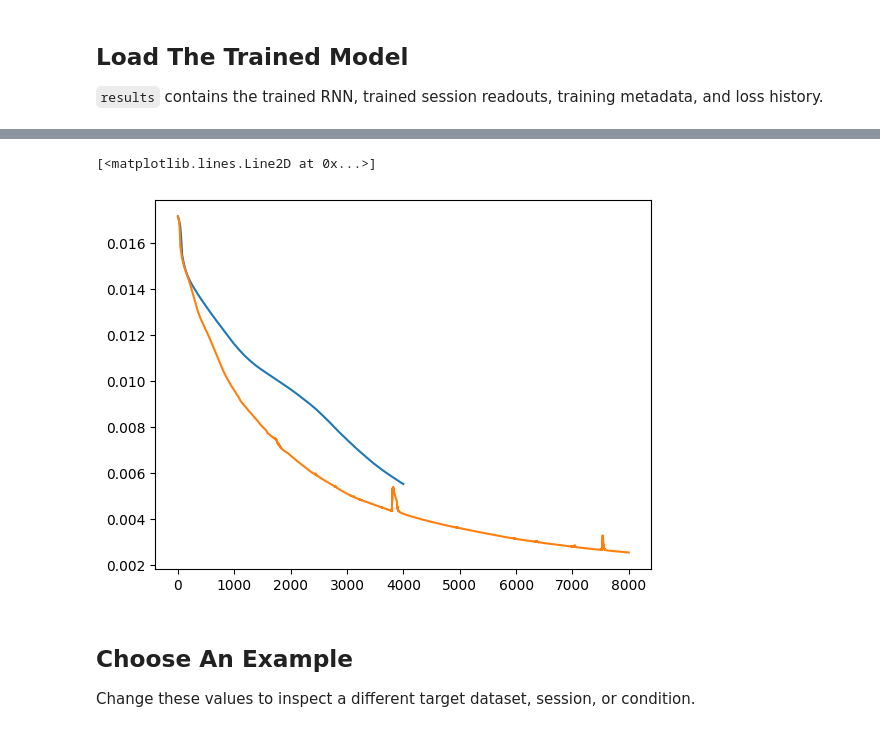
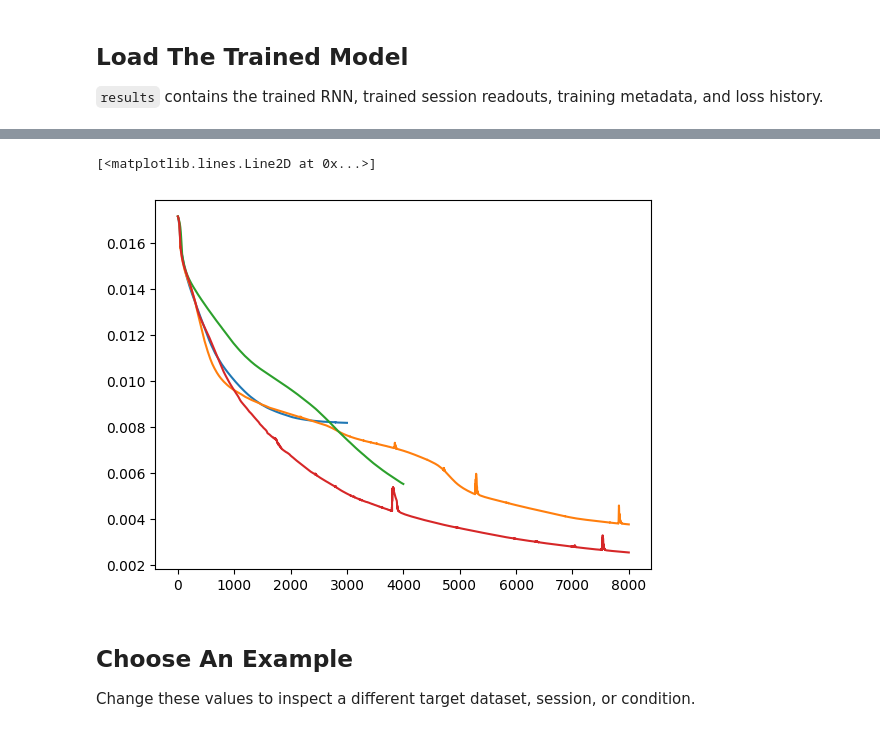
Before and after one commit to chrismkkim/ALMContinualLearning, a Jupyter notebook: _8_LatentNetwork_Notebook.ipynb, the cells around one changed output, grey strips where cells are left out. Saved outputs shown, nothing was run; the diff lists cells and outputs as text; code cells hidden in the pictures.

Commit message:
latent network v6 - Wrec: Shared lowD, Wout: Shared lowD (9/21/2026)

```diff
--- a/_8_LatentNetwork_Notebook.ipynb
+++ b/_8_LatentNetwork_Notebook.ipynb
@@ -51,12 +51,14 @@ loss history length: 4000
 # %%
-loss_history_rank5 = np.copy(loss_history)
+loss_history_shared_rank1 = np.copy(loss_history)
 # %%
 plt.figure()
-plt.plot(loss_history)
+plt.plot(loss_history_shared_rank1)
+plt.plot(loss_history_shared_rank5)
+plt.plot(loss_history_rank2)
 plt.plot(loss_history_rank5)
 # %% [output]
 [<matplotlib.lines.Line2D at 0x...>]
-[figure, old version]
+[figure, new version]
 # %% [markdown]
 ## Choose An Example
 
```
Also changed, not shown: parts of 8 cells of this notebook, 2 other files.
